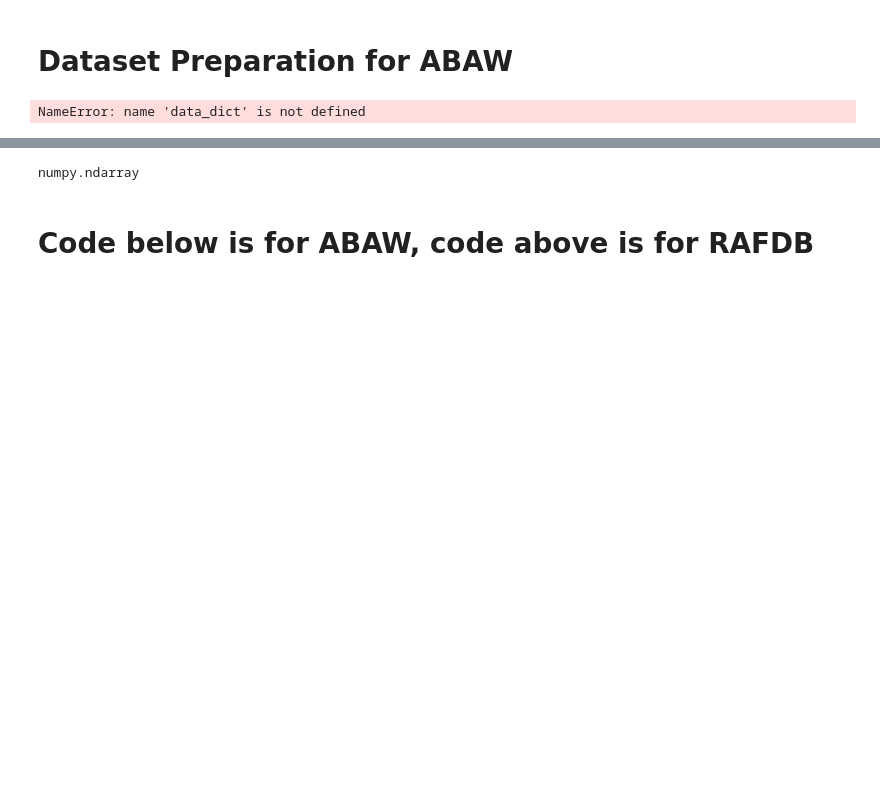
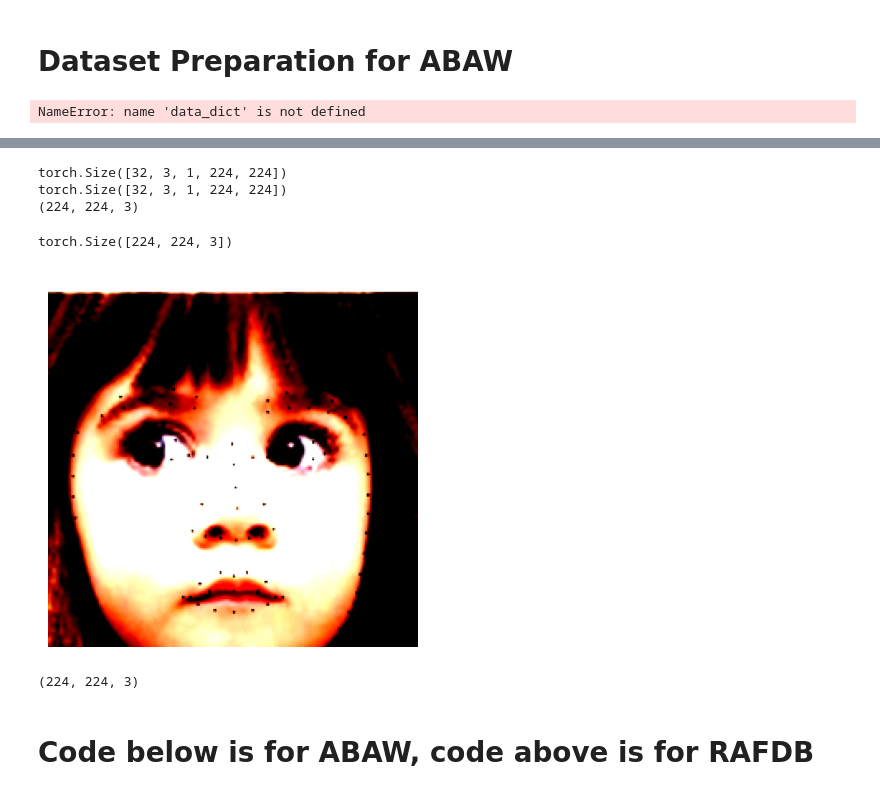
Before and after one commit to romulan-overlord/FER, a Jupyter notebook: video-swin-transformer-on-rafDB.ipynb, the cells around one changed output, grey strips where cells are left out. Drawn from its saved outputs; the diff is of its cells as text; code cells hidden in the pictures; blank space fills up the shorter version.

```diff
--- a/video-swin-transformer-on-rafDB.ipynb
+++ b/video-swin-transformer-on-rafDB.ipynb
@@ -368,15 +382,37 @@ class RAFDBDataset(Dataset):
 # %%
 data_path = '/kaggle/input/raf-db-trial/92_86/92/dataset/RAF'
 label_path = '/kaggle/input/raf-db-trial/92_86/92/dataset/list_patition_label.txt'
-batch_size = 16
+batch_size = 32
 
-# data_loader_train, train_len, d = get_analysis_train_dataloader(data_path, label_path, batch_size, num_epochs = 20, epochs = 0)
+data_loader_train, train_len, d = get_analysis_val_dataloader(data_path, label_path, batch_size, num_epochs = 20, epochs = 4)
 # %%
-t = d.augment('/kaggle/input/raf-db-trial/92_86/92/dataset/RAF/test_0001.jpg')
+t = d.augment('/kaggle/input/raf-db-trial/92_86/92/dataset/RAF/train_00016.jpg')
+
+for a,b,c in data_loader_train:
+    break
+
+print(a.shape)
+print(b.shape)
+print(t[1].shape)
+# %% [output]
+torch.Size([32, 3, 1, 224, 224])
+torch.Size([32, 3, 1, 224, 224])
+(224, 224, 3)
-# %%
-type(t[1])
-# %% [output]
-numpy.ndarray
+# %%
+x = b[0].permute(1,2,3,0).squeeze(0)
+x.shape
+# %% [output]
+torch.Size([224, 224, 3])
+# %%
+plt.imshow(b[1].permute(1,2,3,0).squeeze(0).numpy()[:, :, ::-1] )
+plt.axis('off')  # Optional: turn off axes
+plt.show()
+# %% [output]
+[figure, added]
+# %%
+t[1].shape
+# %% [output]
+(224, 224, 3)
 # %% [markdown]
 # Code below is for ABAW, code above is for RAFDB
 # %%
```
Also changed, not shown: parts of 13 cells of this notebook.
